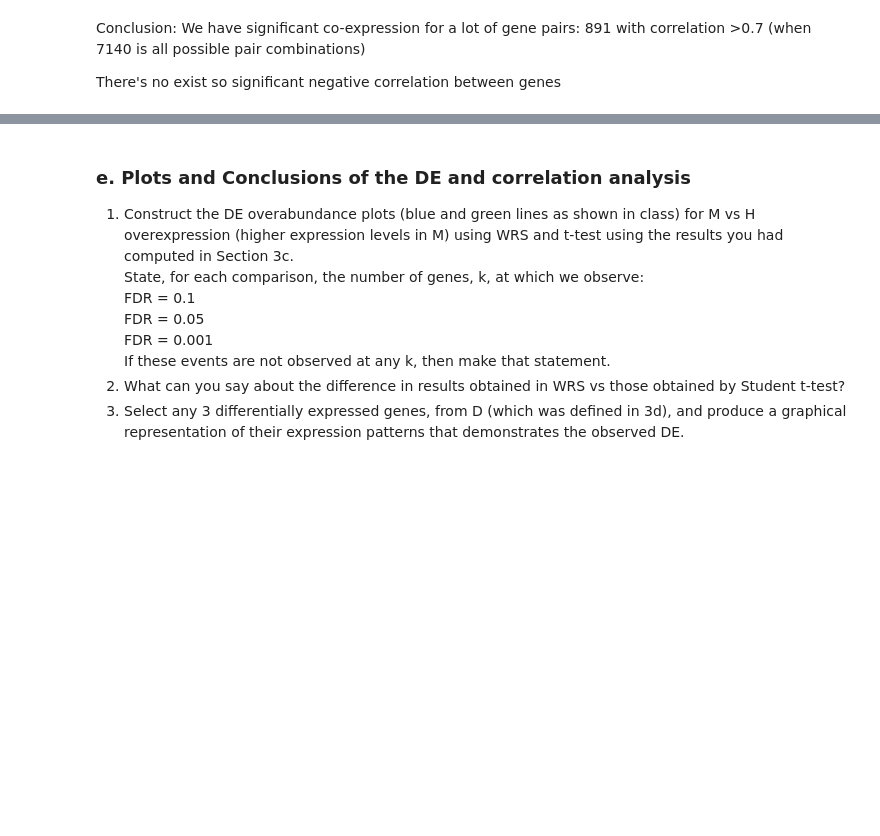
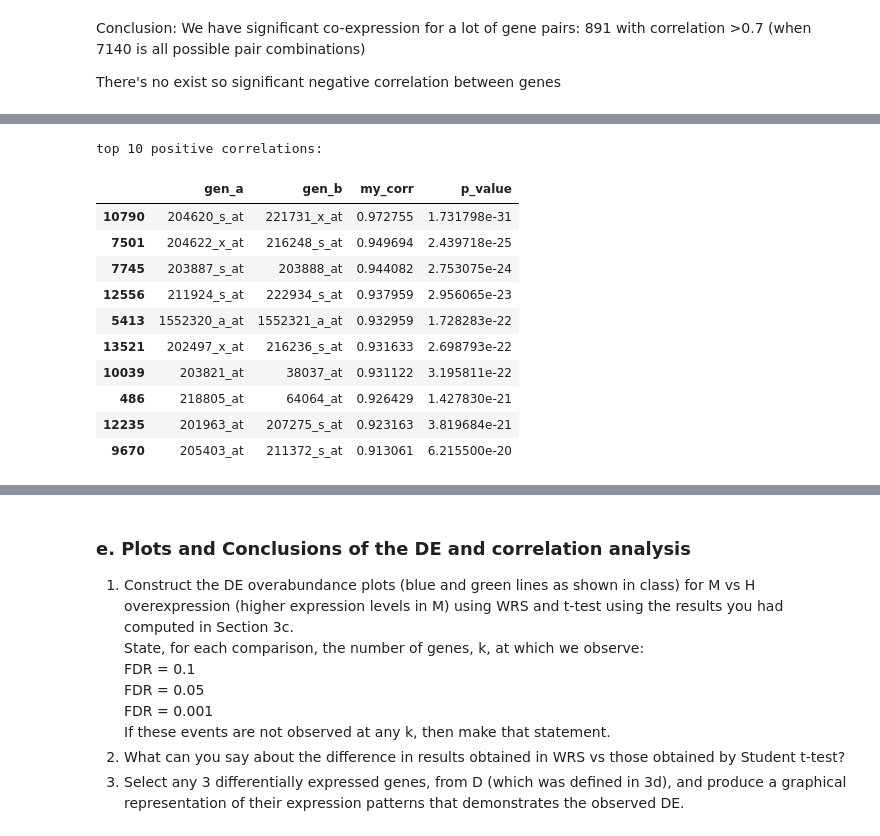
Before and after one commit to ihadanny/stat3620, a Jupyter notebook: HW4_034537969_322156159.ipynb, the cells around one changed output, grey strips where cells are left out. Saved outputs shown, nothing was run; the diff lists cells and outputs as text; code cells hidden in the pictures; blank space fills up the shorter version.

```diff
--- a/HW4_034537969_322156159.ipynb
+++ b/HW4_034537969_322156159.ipynb
@@ -255,0 +300,16 @@ There's no exist so significant negative correlation between genes
+# %%
+print('top 10 positive correlations:')
+sigcorr.nlargest(10,'my_corr')
+# %% [output]
+top 10 positive correlations:
+|  | gen_a | gen_b | my_corr | p_value |
+| 10790 | 204620_s_at | 221731_x_at | 0.972755 | 1.731798e-31 |
+| 7501 | 204622_x_at | 216248_s_at | 0.949694 | 2.439718e-25 |
+| 7745 | 203887_s_at | 203888_at | 0.944082 | 2.753075e-24 |
+| 12556 | 211924_s_at | 222934_s_at | 0.937959 | 2.956065e-23 |
+| 5413 | 1552320_a_at | 1552321_a_at | 0.932959 | 1.728283e-22 |
+| 13521 | 202497_x_at | 216236_s_at | 0.931633 | 2.698793e-22 |
+| 10039 | 203821_at | 38037_at | 0.931122 | 3.195811e-22 |
+| 486 | 218805_at | 64064_at | 0.926429 | 1.427830e-21 |
+| 12235 | 201963_at | 207275_s_at | 0.923163 | 3.819684e-21 |
+| 9670 | 205403_at | 211372_s_at | 0.913061 | 6.215500e-20 |
```
Also changed, not shown: parts of 7 cells of this notebook.
